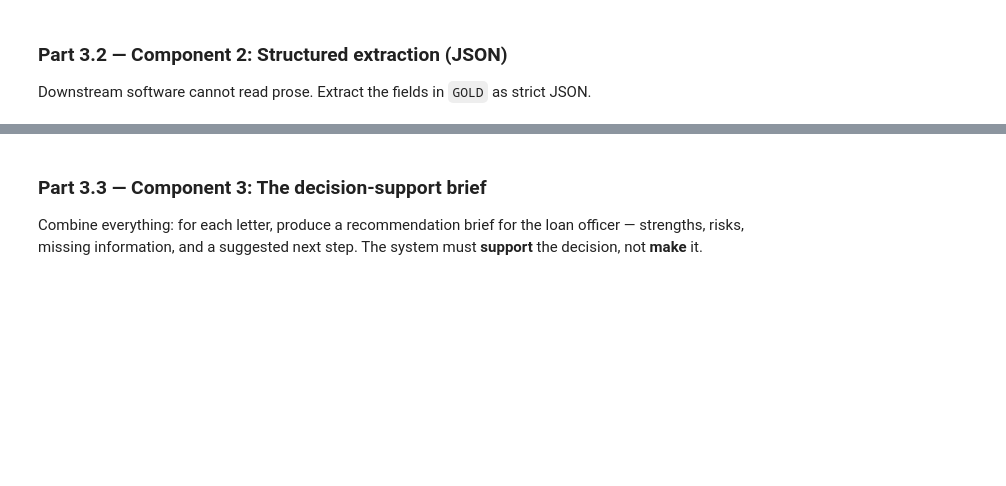
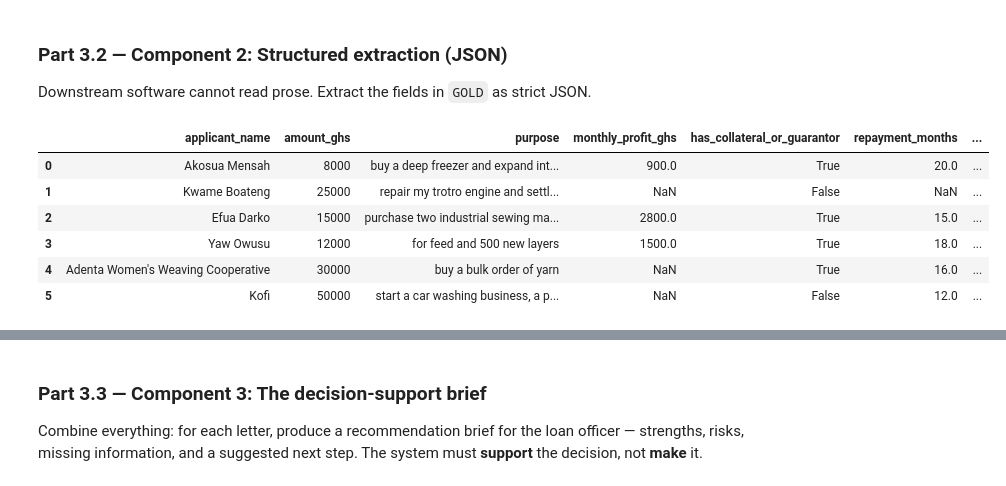
Before and after one commit to jessemensah3/lab-4-llm-decision-support, a Jupyter notebook: lab_4.ipynb, the cells around one changed output, grey strips where cells are left out. Saved outputs shown, nothing was run; the diff lists cells and outputs as text; code cells hidden in the pictures; blank space fills up the shorter version.

Commit message:
Part 3.2 - Structured extraction

````diff
--- a/lab_4.ipynb
+++ b/lab_4.ipynb
@@ -338,3 +320,99 @@ Downstream software cannot read prose. Extract the fields in `GOLD` as strict JS
+# %%
+import json
+import pandas as pd
+
+EXTRACT_SYSTEM_PROMPT = """
+You are a data extraction assistant for a microfinance loan officer.
+
+Return ONLY a JSON object with exactly these keys:
+applicant_name
+amount_ghs
+purpose
+monthly_profit_ghs
+has_collateral_or_guarantor
+repayment_months
+
+If a field is not stated, use null.
+Do not guess or invent information.
+Use true/false for has_collateral_or_guarantor.
+"""
+
+EXAMPLE_LETTER = """
+Ama runs a bakery and requests GHS 10,000 to buy an oven.
+Her monthly profit is GHS 1,500. Her brother will guarantee
+the loan. She will repay it over 10 months.
+"""
+
+EXAMPLE_JSON = {
+    "applicant_name": "Ama",
+    "amount_ghs": 10000,
+    "purpose": "buy an oven",
+    "monthly_profit_ghs": 1500,
+    "has_collateral_or_guarantor": True,
+    "repayment_months": 10
+}
+
+EXTRACT_PROMPT = """
+Extract the required information.
+
+Example:
+""" + EXAMPLE_LETTER + """
+
+Example JSON:
+""" + json.dumps(EXAMPLE_JSON, indent=2) + """
+
+Now extract the information from this letter.
+Return ONLY the JSON object.
+
+Letter:
+"""
+
+
+def extract_fields(letter_text):
+    try:
+        response = ask_llm(
+            EXTRACT_PROMPT + letter_text,
+            system_prompt=EXTRACT_SYSTEM_PROMPT,
+            temperature=0
+        )
+
+        text = response.choices[0].message.content.strip()
+
+        if text.startswith("```json"):
+            text = text[7:]
+        elif text.startswith("```"):
+            text = text[3:]
+
+        if text.endswith("```"):
+            text = text[:-3]
+
+        return json.loads(text.strip())
+
+    except Exception as e:
+        print(f"Warning: Could not parse response: {e}")
+        return None
+
+
+results = []
+
+for letter_id, letter_text in LETTERS.items():
+    result = extract_fields(letter_text)
+
+    if result is not None:
+        result["letter_id"] = letter_id
+        results.append(result)
+
+df_extracted = pd.DataFrame(results)
+
+display(df_extracted)
+# %% [output]
+|  | applicant_name | amount_ghs | purpose | monthly_profit_ghs | has_collateral_or_guarantor | repayment_months | ... |
+| 0 | Akosua Mensah | 8000 | buy a deep freezer and expand int... | 900.0 | True | 20.0 | ... |
+| 1 | Kwame Boateng | 25000 | repair my trotro engine and settl... | NaN | False | NaN | ... |
+| 2 | Efua Darko | 15000 | purchase two industrial sewing ma... | 2800.0 | True | 15.0 | ... |
+| 3 | Yaw Owusu | 12000 | for feed and 500 new layers | 1500.0 | True | 18.0 | ... |
+| 4 | Adenta Women's Weaving Cooperative | 30000 | buy a bulk order of yarn | NaN | True | 16.0 | ... |
+| 5 | Kofi | 50000 | start a car washing business, a p... | NaN | False | 12.0 | ... |
 # %% [markdown]
 **Student Reasoning — Structured extraction**
 *1. Why must the few-shot example NOT come from the six letters you are processing?*
````
Also changed, not shown: parts of 2 cells of this notebook.
